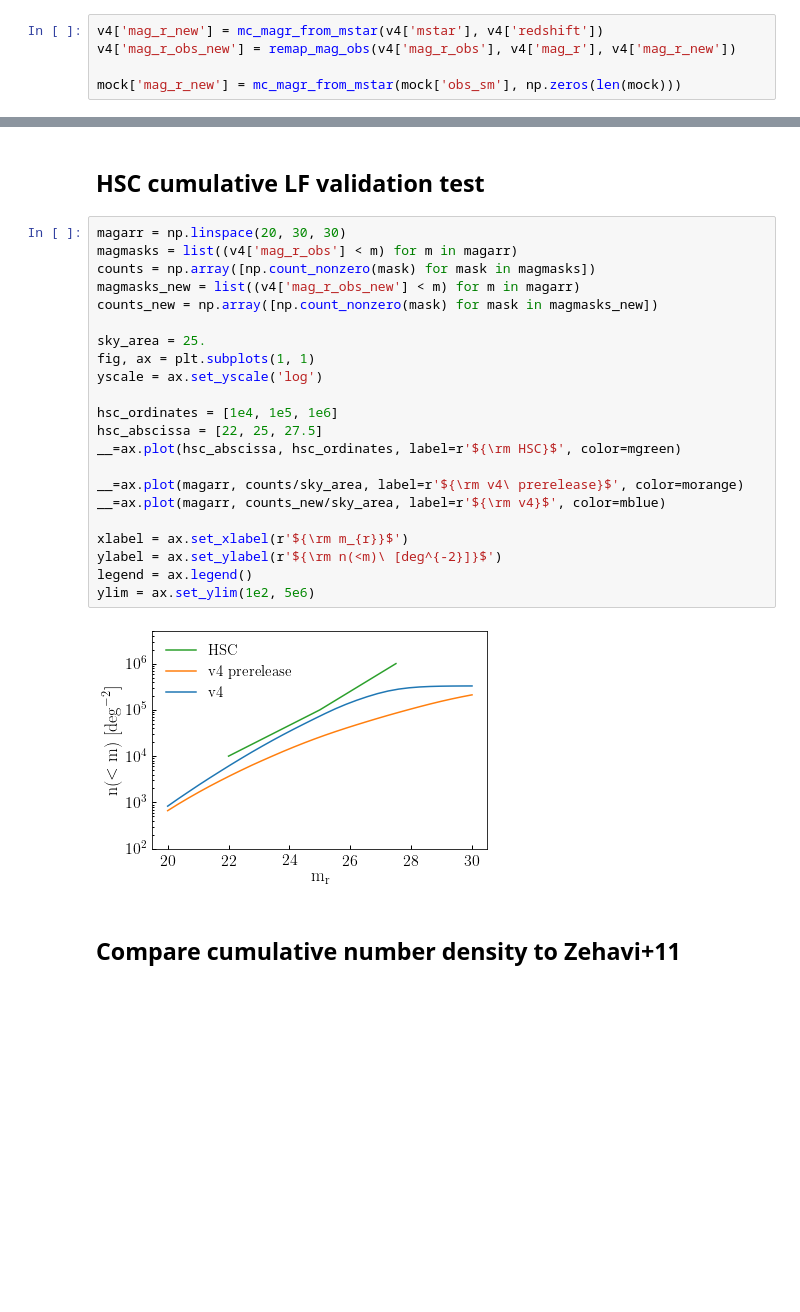
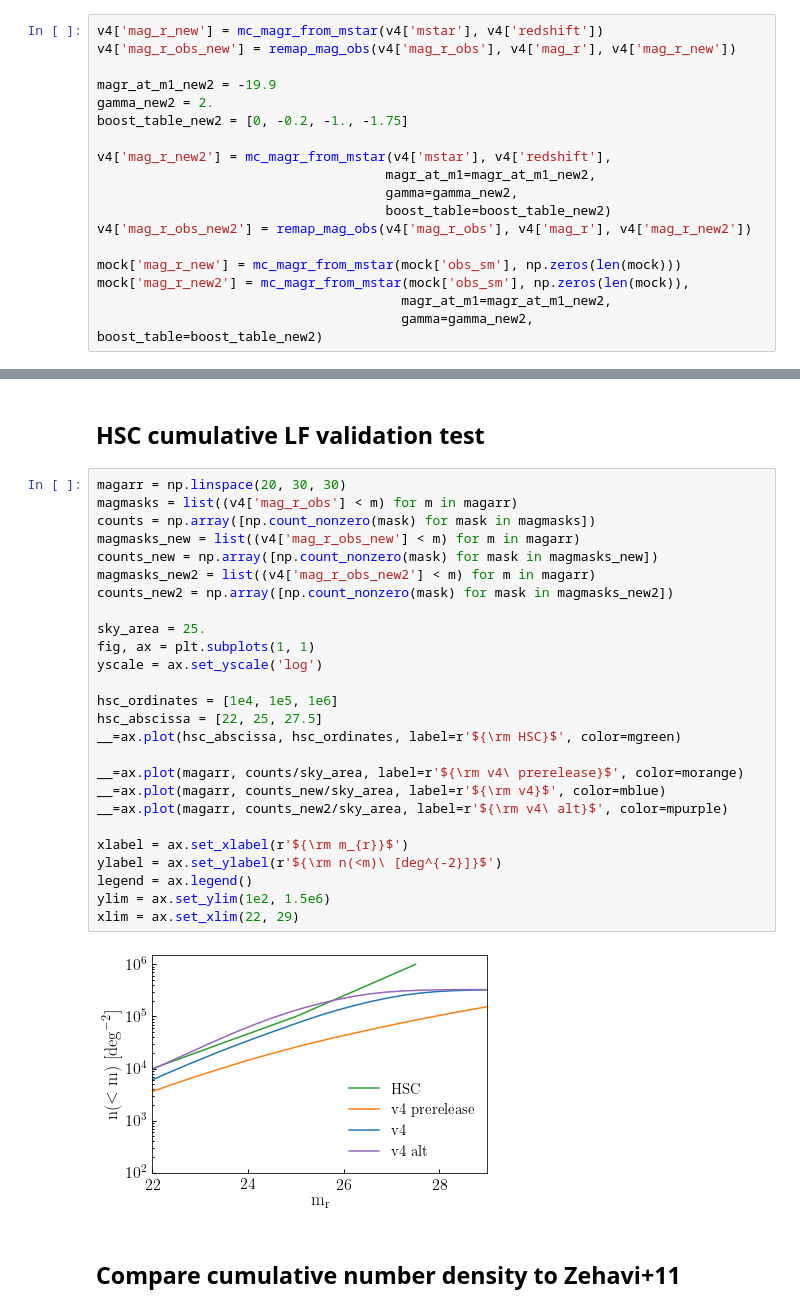
Before and after one commit to LSSTDESC/cosmodc2, a Jupyter notebook: notebooks/recalibrate_mstar_magr_relation.ipynb, the cells around one changed output, grey strips where cells are left out. Saved outputs shown, nothing was run; the diff lists cells and outputs as text; blank space fills up the shorter version.

```diff
--- a/notebooks/recalibrate_mstar_magr_relation.ipynb
+++ b/notebooks/recalibrate_mstar_magr_relation.ipynb
@@ -76,7 +76,20 @@ def mc_magr_from_mstar(mstar, redshift, **kwargs):
 v4['mag_r_new'] = mc_magr_from_mstar(v4['mstar'], v4['redshift'])
 v4['mag_r_obs_new'] = remap_mag_obs(v4['mag_r_obs'], v4['mag_r'], v4['mag_r_new'])
 
+magr_at_m1_new2 = -19.9
+gamma_new2 = 2.
+boost_table_new2 = [0, -0.2, -1., -1.75]
+
+v4['mag_r_new2'] = mc_magr_from_mstar(v4['mstar'], v4['redshift'],
+                                     magr_at_m1=magr_at_m1_new2,
+                                     gamma=gamma_new2,
+                                     boost_table=boost_table_new2)
+v4['mag_r_obs_new2'] = remap_mag_obs(v4['mag_r_obs'], v4['mag_r'], v4['mag_r_new2'])
+
 mock['mag_r_new'] = mc_magr_from_mstar(mock['obs_sm'], np.zeros(len(mock)))
+mock['mag_r_new2'] = mc_magr_from_mstar(mock['obs_sm'], np.zeros(len(mock)),
+                                       magr_at_m1=magr_at_m1_new2,
+                                       gamma=gamma_new2, boost_table=boost_table_new2)
 # %%
 fig, ax = plt.subplots(1, 1)
 xscale = ax.set_xscale('log')
@@ -112,27 +130,31 @@ print(mock.keys())
 # %%
 magarr = np.linspace(20, 30, 30)
 magmasks = list((v4['mag_r_obs'] < m) for m in magarr)
 counts = np.array([np.count_nonzero(mask) for mask in magmasks])
 magmasks_new = list((v4['mag_r_obs_new'] < m) for m in magarr)
 counts_new = np.array([np.count_nonzero(mask) for mask in magmasks_new])
+magmasks_new2 = list((v4['mag_r_obs_new2'] < m) for m in magarr)
+counts_new2 = np.array([np.count_nonzero(mask) for mask in magmasks_new2])
 
 sky_area = 25.
 fig, ax = plt.subplots(1, 1)
 yscale = ax.set_yscale('log')
 
 hsc_ordinates = [1e4, 1e5, 1e6]
 hsc_abscissa = [22, 25, 27.5]
 __=ax.plot(hsc_abscissa, hsc_ordinates, label=r'${\rm HSC}$', color=mgreen)
 
 __=ax.plot(magarr, counts/sky_area, label=r'${\rm v4\ prerelease}$', color=morange)
 __=ax.plot(magarr, counts_new/sky_area, label=r'${\rm v4}$', color=mblue)
+__=ax.plot(magarr, counts_new2/sky_area, label=r'${\rm v4\ alt}$', color=mpurple)
 
 xlabel = ax.set_xlabel(r'${\rm m_{r}}$')
 ylabel = ax.set_ylabel(r'${\rm n(<m)\ [deg^{-2}]}$')
 legend = ax.legend()
-ylim = ax.set_ylim(1e2, 5e6)
+ylim = ax.set_ylim(1e2, 1.5e6)
+xlim = ax.set_xlim(22, 29)
 # %% [output]
-[figure, old version]
+[figure, new version]
 # %% [markdown]
 ## Compare cumulative number density to Zehavi+11
 # %%
```
Also changed, not shown: parts of 9 cells of this notebook.
